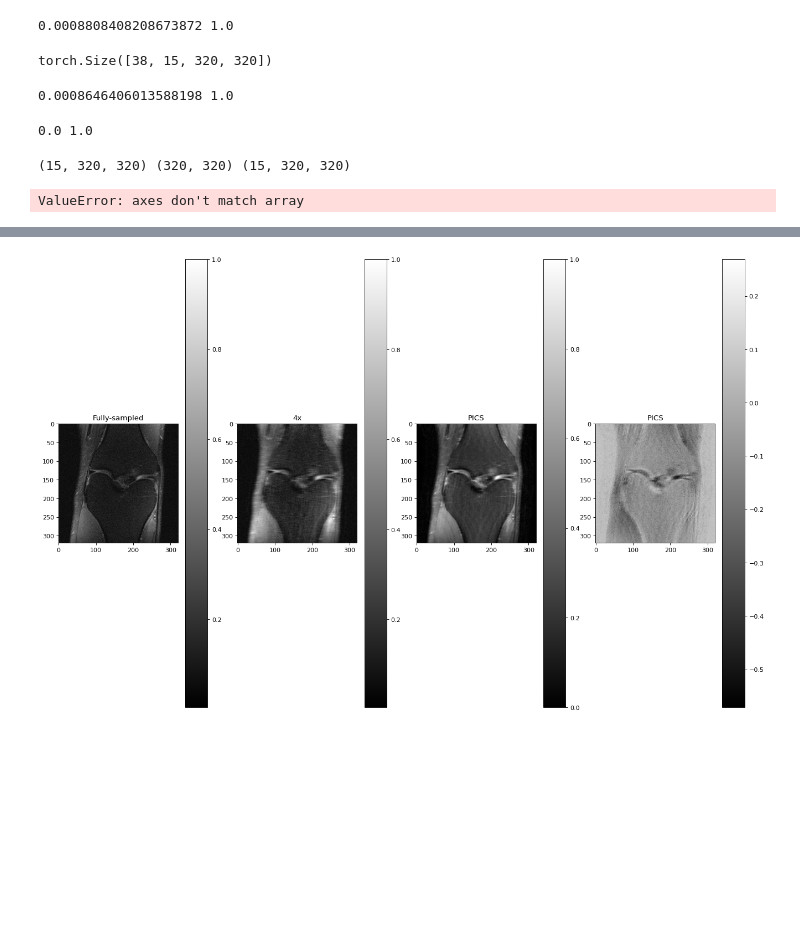
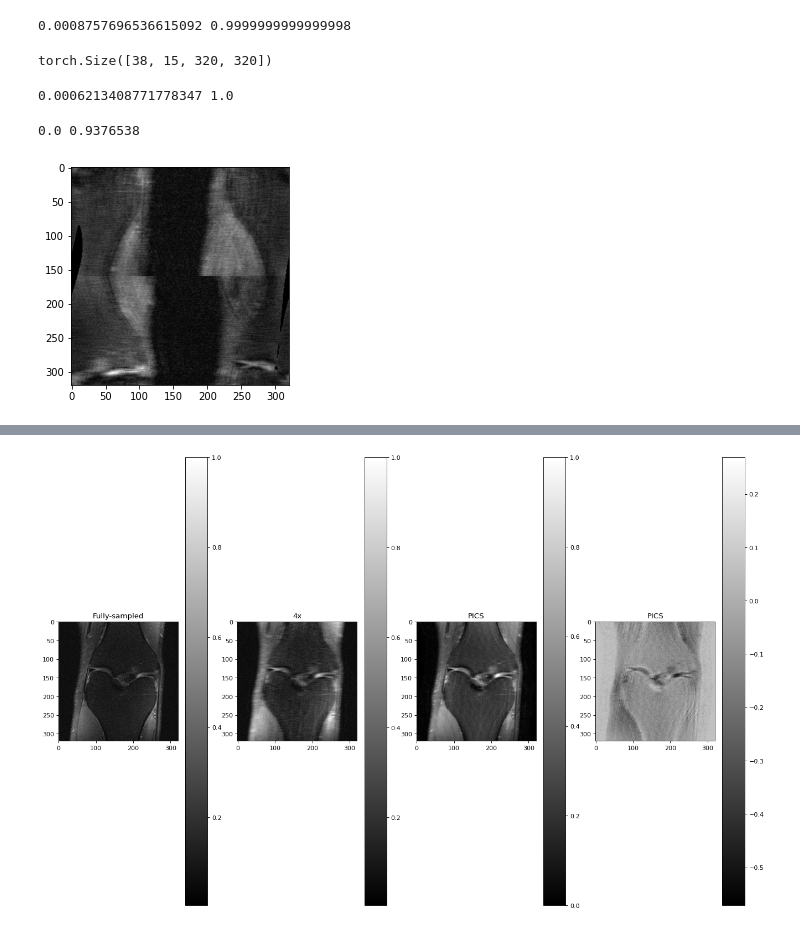
Before and after one commit to Samuel-van-Gurp/fastMRI, a Jupyter notebook: Samuel_notebooks/cs_notebook.ipynb, the cells around one changed output, grey strips where cells are left out. Saved outputs shown, nothing was run; the diff lists cells and outputs as text; code cells hidden in the pictures; blank space fills up the shorter version.

Commit message:
I have made a notebook where I put the pics recon using bart in a function in oerder to be able to loop over all images

```diff
--- a/Samuel_notebooks/cs_notebook.ipynb
+++ b/Samuel_notebooks/cs_notebook.ipynb
@@ -185,10 +185,10 @@ print(imspace.shape, np.min(np.abs(imspace)), np.max(np.abs(imspace)))
 # %%
-target = np.sqrt(np.sum(imspace**2, 0))
+target = np.sqrt(np.sum(imspace**2, 1))
 target = target / np.max(np.abs(target))
 
 print(np.min(np.abs(target)), np.max(np.abs(target)))
 # %% [output]
-0.0008808408208673872 1.0
+0.0008757696536615092 0.9999999999999998
 # %%
 mask_func = create_mask_for_mask_type(mask_type_str="random", center_fractions=[0.08], accelerations=[4])
 masked_kspace, mask = T.apply_mask(T.to_tensor(kspace), mask_func)
@@ -200,8 +200,23 @@ torch.Size([38, 15, 320, 320])
 # %%
 linear_recon = np.fft.fftshift(np.fft.ifft2(np.fft.ifftshift(masked_kspace.detach().cpu().numpy(),
                                                              axes=(-2, -1)), axes=(-2, -1)), axes=(-2, -1))
-linear_recon = np.sqrt(np.sum(linear_recon ** 2, 0))
+linear_recon = np.sqrt(np.sum(linear_recon ** 2, 1))
 linear_recon = linear_recon / np.max(np.abs(linear_recon))
 print(np.min(np.abs(linear_recon)), np.max(np.abs(linear_recon)))
 # %% [output]
-0.0008646406013588198 1.0
+0.0006213408771778347 1.0
+# %%
+_masked_kspace = masked_kspace.permute(0, 2, 3, 1).detach().cpu().numpy()
+sens_maps = bart.bart(1, "ecalib -d0 -m1", _masked_kspace)
+print(np.min(np.abs(sens_maps)), np.max(np.abs(sens_maps)))
+# %% [output]
+0.0 0.9376538
+# %%
+tmp_sens_maps = np.fft.ifft2(np.fft.fftshift(np.fft.fft2(sens_maps[slice], axes=(-3, -2)), axes=(-3, -2)), axes=(-3, -2))
+tmp_imspace = np.fft.ifft2(np.fft.fftshift(_masked_kspace[slice], axes=(-3, -2)), axes=(-3, -2))
+
+tmp_target = np.sum(tmp_imspace*tmp_sens_maps.conj(), -1)
+plt.imshow(np.abs(tmp_target), cmap='gray')
+plt.show()
+# %% [output]
+[figure, added]
@@ -208,14 +249,8 @@ print(np.min(np.abs(linear_recon)), np.max(np.abs(linear_recon)))
 # %%
-print(masked_kspace.shape)
-_masked_kspace = tensor_to_complex_np(masked_kspace.permute(0, 2, 3, 1))
-
-sens_maps = bart.bart(1, "ecalib -d0 -m1", _masked_kspace)
-
-reg_wt = 0.001
+reg_wt = 0.01
 num_iters = 20
 
-pred = np.abs(bart.bart(1, f"pics -d0 -S -R T:7:0:{reg_wt} -i {num_iters}", _masked_kspace, sens_maps)[0])
+pred = np.abs(bart.bart(1, f"pics -d0 -S -R T:7:0:{reg_wt} -i {num_iters}",
+                        np.fft.ifftshift(_masked_kspace, axes=(-3, -2)), sens_maps))
 pred = pred / np.max(np.abs(pred))
 print(np.min(np.abs(pred)), np.max(np.abs(pred)))
-# %% [output]
-0.0 1.0
@@ -222,18 +259,22 @@ print(np.min(np.abs(pred)), np.max(np.abs(pred)))
 # %%
 from skimage.metrics import peak_signal_noise_ratio, structural_similarity
 
-print(target.shape, pred.shape, linear_recon.shape)
-_target = np.transpose(target, (1, 2, 0))
-_pred = np.transpose(pred, (1, 2, 0))
-_linear_recon = np.transpose(linear_recon, (1, 2, 0))
-print(_target.shape, _pred.shape, _linear_recon.shape)
+_target = np.expand_dims(np.abs(target[slice]), -1)
+_target = _target / np.max(np.abs(_target))
 
+_pred = np.expand_dims(np.abs(pred[slice]), -1)
+_pred = _pred / np.max(np.abs(_pred))
 
-SSIM_pics = structural_similarity((_target), (_pred), data_range= np.max(_target), multichannel=True)
-SSIM_lin_recon = structural_similarity((_target), (_linear_recon),data_range= np.max(_target), multichannel=True)
+_linear_recon = np.expand_dims(np.abs(linear_recon[slice]), -1)
+_linear_recon = _linear_recon / np.max(np.abs(_linear_recon))
+
+print(np.max(_target), np.max(_pred), np.max(_linear_recon))
+
+SSIM_pics = structural_similarity(_target, _pred, data_range=np.max(_target), multichannel=True)
+SSIM_lin_recon = structural_similarity(_target, _linear_recon, data_range=np.max(_target), multichannel=True)
 
 print('SSIM_pics:',SSIM_pics)
 print('SSIM_lin_recon:', SSIM_lin_recon)
+
+print(peak_signal_noise_ratio(_target, _pred, data_range=np.max(_target)))
+print(peak_signal_noise_ratio(_target, _linear_recon, data_range=np.max(_target)))
-# %% [output]
-(15, 320, 320) (320, 320) (15, 320, 320)
-ValueError: axes don't match array
```
Also changed, not shown: parts of 16 cells of this notebook, 1 other file.
